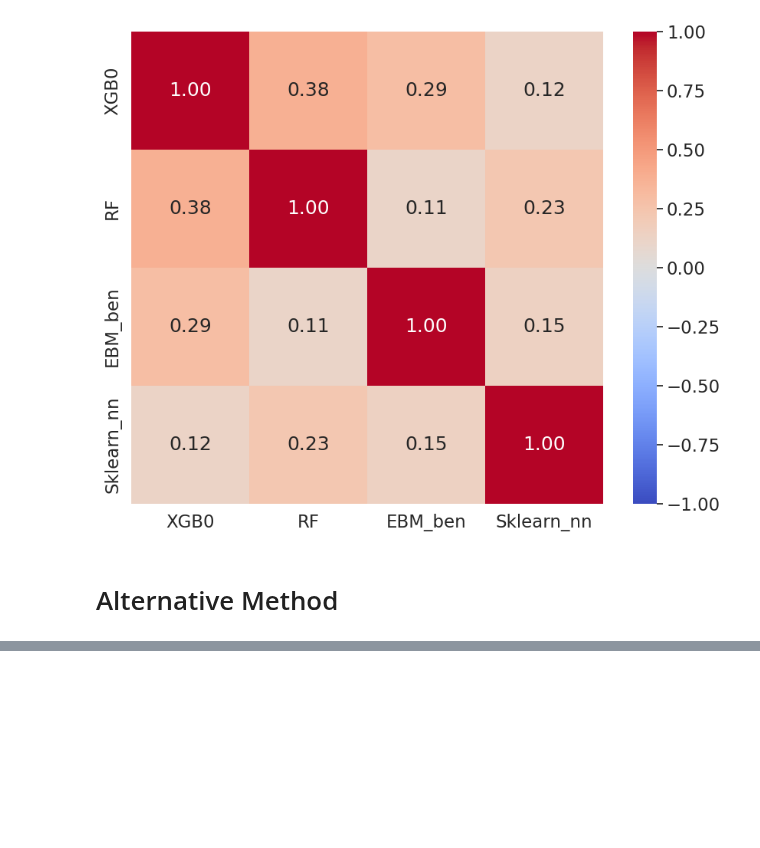
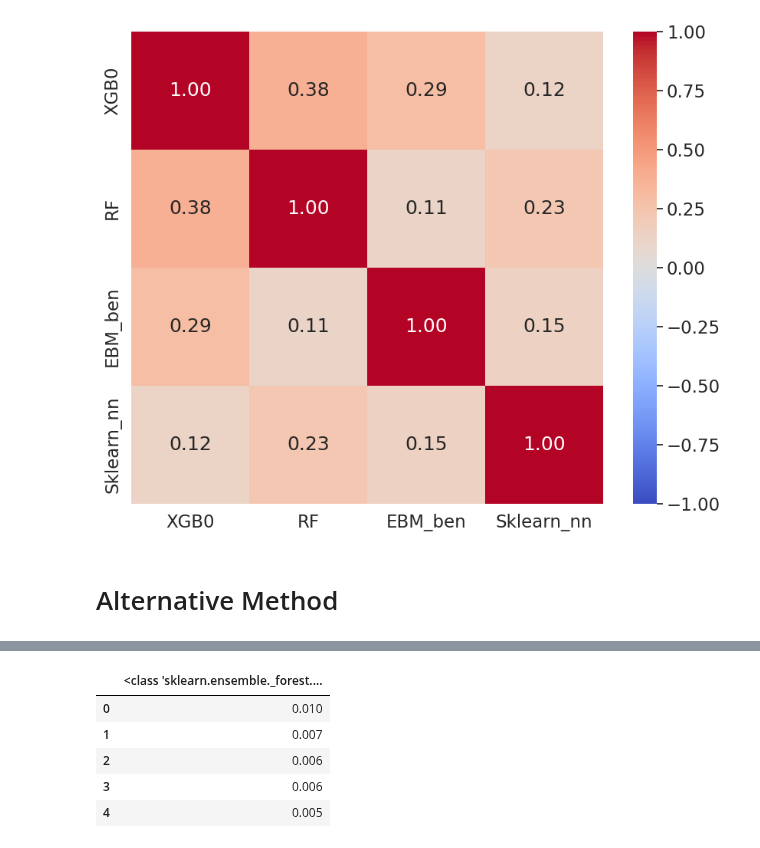
Before and after one commit to Ben-physics-dotcom/ANOR1, a Jupyter notebook: Notebooks/T2/Importances.ipynb, the cells around one changed output, grey strips where cells are left out. Cells and saved outputs as stored; diff of their text form; code cells hidden in the pictures; blank space fills up the shorter version.

Commit message:
rf0 feature importances

```diff
--- a/Notebooks/T2/Importances.ipynb
+++ b/Notebooks/T2/Importances.ipynb
@@ -138,10 +141,10 @@ def fi_func(data: pd.DataFrame, fi_train: pd.DataFrame, fi_test: pd.DataFrame, m
     m_train = model(**best_params)
     m_train.fit(xtrain, ytrain)
 
-    if isinstance(model, ...):
-        fitrain = m_train.dkfd.feature_importance_
+    if isinstance(model, GridSearchCV):
+        fitrain = m_train.model.best_estimator_.feature_importances_
     else:
-        fitrain = m_train.feature_importance_
+        fitrain = m_train.feature_importances_
 
     fi_train[f'{model}'] = fitrain
 
@@ -149,10 +152,10 @@ def fi_func(data: pd.DataFrame, fi_train: pd.DataFrame, fi_test: pd.DataFrame, m
     m_test = model(**best_params)
     m_test.fit(xtest, ytest)
 
-    if isinstance(model, ...):
-        fi = m_test.dkfd.feature_importance_
+    if isinstance(model, GridSearchCV):
+        fi = m_test.model.best_estimator_.feature_importances_
     else:
-        fi = m_test.feature_importance_
+        fi = m_test.feature_importances_
 
     fi_test[f'{model}'] = fi
 
@@ -236,0 +254,3 @@ plt.show()
+# %%
+fi_train = pd.DataFrame()
+fi_test = pd.DataFrame()
@@ -236,0 +263,3 @@ plt.show()
+# %%
+bp_rf0 = results_dict['rf0']['best_params']
+fi_train, fi_test = fi_func(df, fi_train, fi_train, RandomForestClassifier, bp_rf0)
@@ -236,0 +272,9 @@ plt.show()
+# %%
+fi_train.head()
+# %% [output]
+|  | <class 'sklearn.ensemble._forest.... |
+| 0 | 0.010 |
+| 1 | 0.007 |
+| 2 | 0.006 |
+| 3 | 0.006 |
+| 4 | 0.005 |
```
Also changed, not shown: parts of 13 cells of this notebook.
